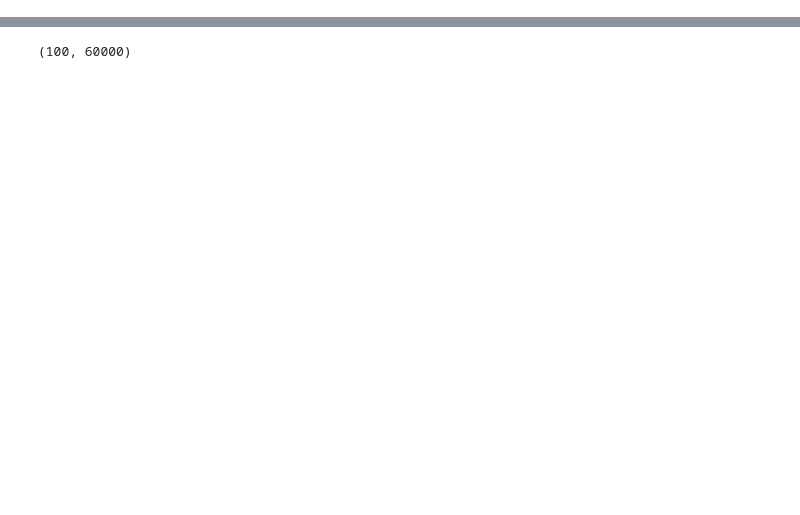
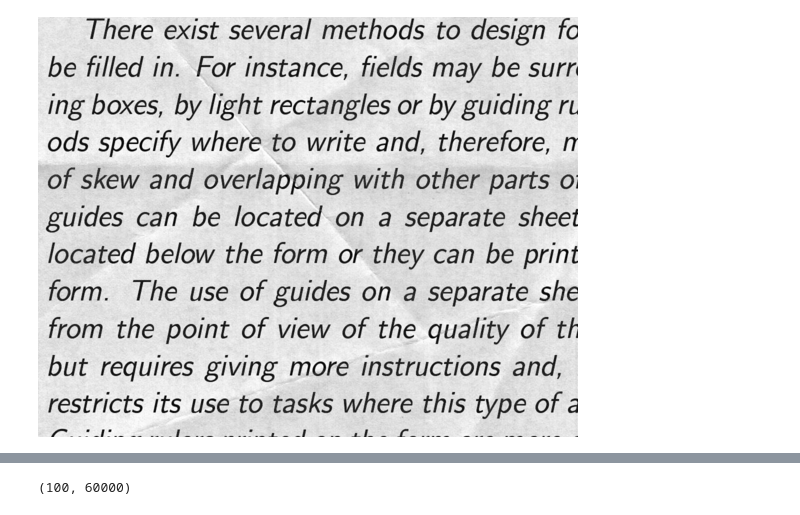
Before and after one commit to stimuli93/Denoising-Auto-Encoder, a Jupyter notebook: Simple-AutoEncoder.ipynb, the cells around one changed output, grey strips where cells are left out. Saved outputs shown, nothing was run; the diff lists cells and outputs as text; code cells hidden in the pictures; blank space fills up the shorter version.

```diff
--- a/Simple-AutoEncoder.ipynb
+++ b/Simple-AutoEncoder.ipynb
@@ -28,3 +44,7 @@ trX.shape
+# %%
+Image(train_files[0])
+# %% [output]
+[figure, added]
 # %%
 for fl in train_cleaned:
     img = imread(fl)
```
Also changed, not shown: parts of 29 cells of this notebook.
